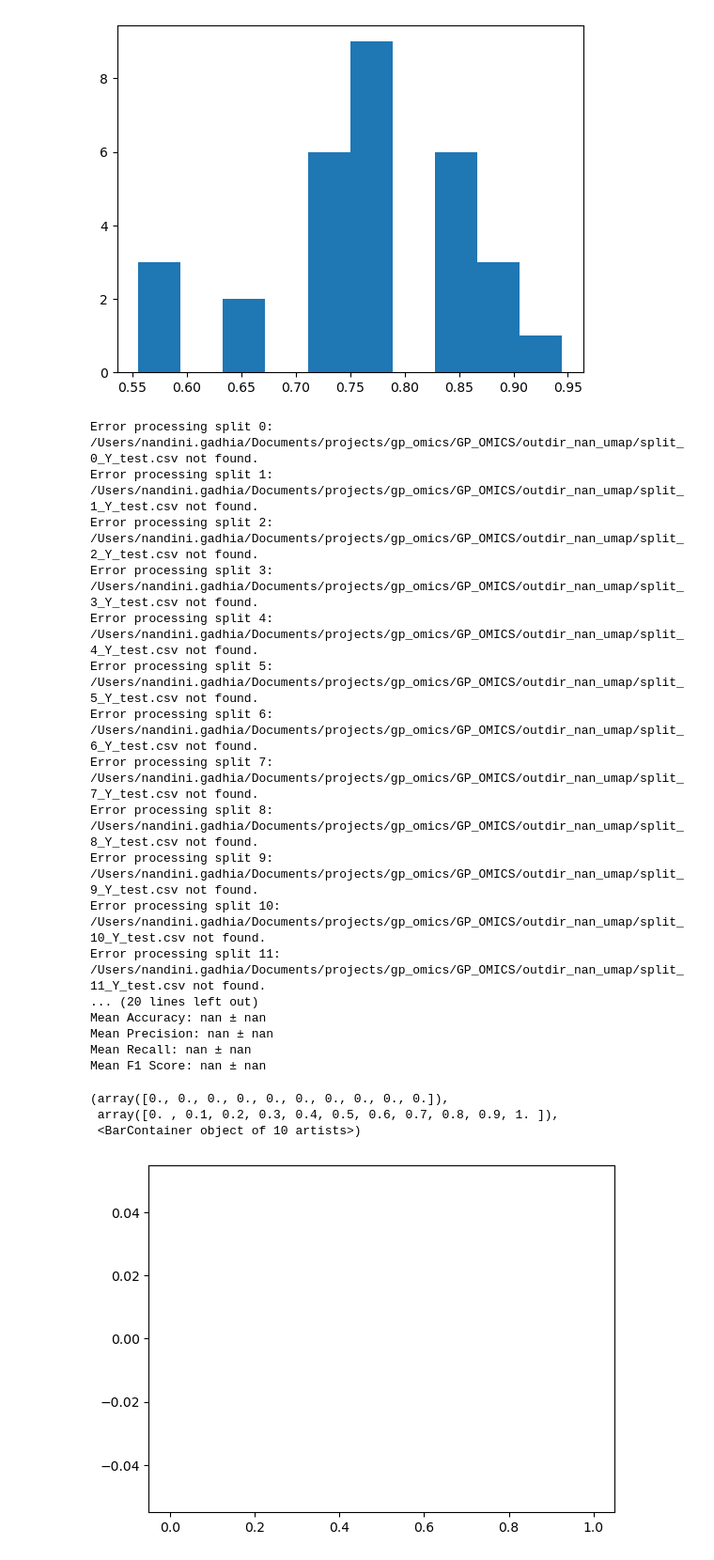
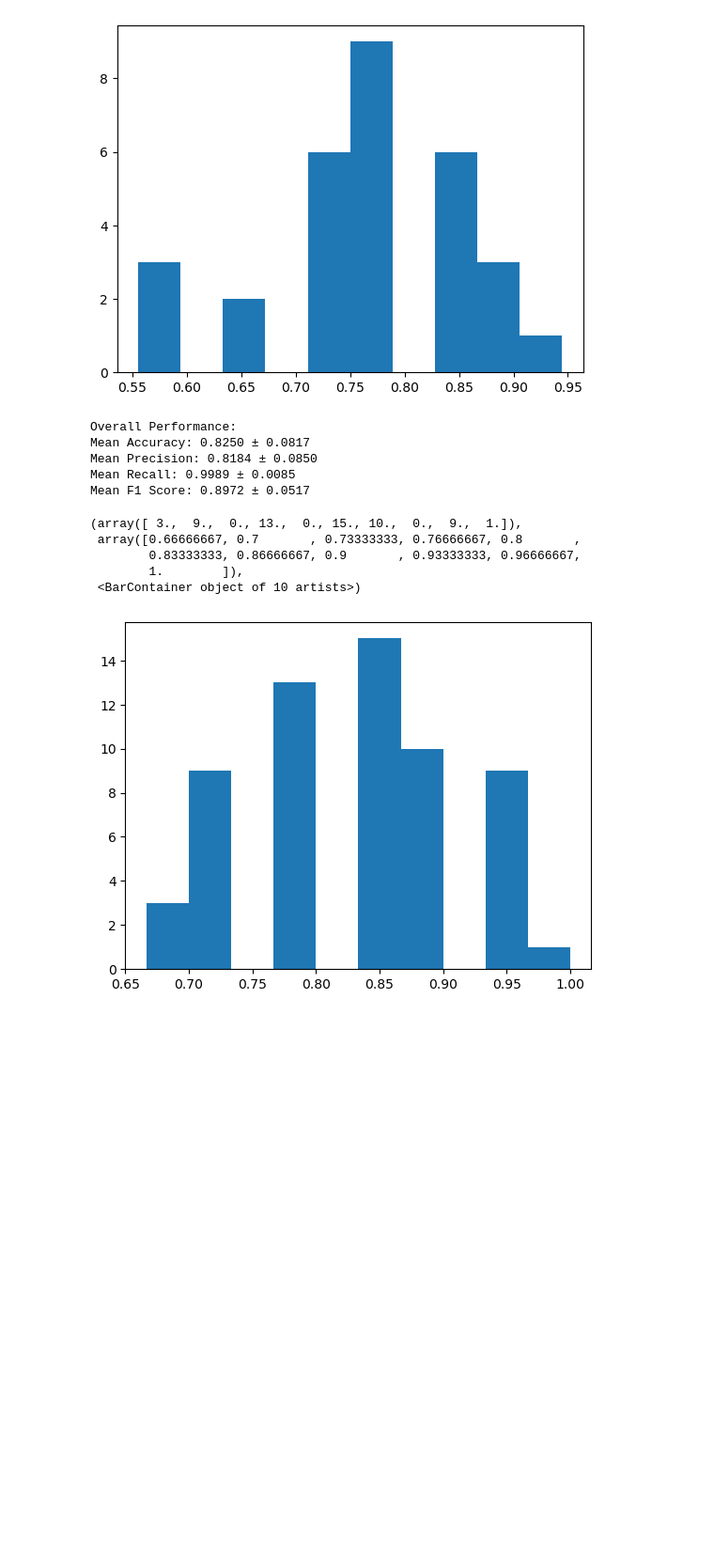
Before and after one commit to nagadhia/gp_omics, a Jupyter notebook: evaluate.ipynb, the cells around one changed output. Shown: that part at 94% size. Drawn from its saved outputs; the diff is of its cells as text; code cells hidden in the pictures; blank space fills up the shorter version.

```diff
--- a/evaluate.ipynb
+++ b/evaluate.ipynb
@@ -64,7 +64,7 @@ import pandas as pd
 from sklearn.metrics import accuracy_score, precision_score, recall_score, f1_score
 from tqdm import tqdm
 
-base_path = "/Users/nandini.gadhia/Documents/projects/gp_omics/GP_OMICS/outdir_nan_umap/split_"
+base_path = "/Users/nandini.gadhia/Documents/projects/gp_omics/GP_OMICS/outdir_nan_pca/split_"
 n_splits = 100
 
 accuracies = []
@@ -72,7 +72,7 @@ precisions = []
 recalls = []
 f1_scores = []
 
-for i in range(30):
+for i in range(60):
     try:
         # Load true labels
         y_test = np.loadtxt(base_path + f"{i}_Y_test.csv", delimiter=",")
@@ -81,50 +81,40 @@ for i in range(30):
         y_pred = np.loadtxt(base_path + f"{i}_Pred_Y_mean.csv", delimiter=",")
 
         # Compute metrics
         accuracy = accuracy_score(y_test, y_pred)
         precision = precision_score(y_test, y_pred, zero_division=0)
         recall = recall_score(y_test, y_pred, zero_division=0)
         f1 = f1_score(y_test, y_pred, zero_division=0)
 
         # Store results
         accuracies.append(accuracy)
         precisions.append(precision)
         recalls.append(recall)
         f1_scores.append(f1)
 
         #print(f"Split {i + 1}/{n_splits} - Accuracy: {accuracy:.4f}, Precision: {precision:.4f}, Recall: {recall:.4f}, F1 Score: {f1:.4f}")
 
     except Exception as e:
         print(f"Error processing split {i}: {e}")
 
 # Compute overall performance
 print("\nOverall Performance:")
 print(f"Mean Accuracy: {np.mean(accuracies):.4f} ± {np.std(accuracies):.4f}")
 print(f"Mean Precision: {np.mean(precisions):.4f} ± {np.std(precisions):.4f}")
 print(f"Mean Recall: {np.mean(recalls):.4f} ± {np.std(recalls):.4f}")
 print(f"Mean F1 Score: {np.mean(f1_scores):.4f} ± {np.std(f1_scores):.4f}")
 
 import matplotlib.pyplot as plt
 plt.hist(accuracies)
 # %% [output]
-Error processing split 0: /Users/nandini.gadhia/Documents/projects/gp_omics/GP_OMICS/outdir_nan_umap/split_0_Y_test.csv not found.
-Error processing split 1: /Users/nandini.gadhia/Documents/projects/gp_omics/GP_OMICS/outdir_nan_umap/split_1_Y_test.csv not found.
-Error processing split 2: /Users/nandini.gadhia/Documents/projects/gp_omics/GP_OMICS/outdir_nan_umap/split_2_Y_test.csv not found.
-Error processing split 3: /Users/nandini.gadhia/Documents/projects/gp_omics/GP_OMICS/outdir_nan_umap/split_3_Y_test.csv not found.
-Error processing split 4: /Users/nandini.gadhia/Documents/projects/gp_omics/GP_OMICS/outdir_nan_umap/split_4_Y_test.csv not found.
-Error processing split 5: /Users/nandini.gadhia/Documents/projects/gp_omics/GP_OMICS/outdir_nan_umap/split_5_Y_test.csv not found.
-Error processing split 6: /Users/nandini.gadhia/Documents/projects/gp_omics/GP_OMICS/outdir_nan_umap/split_6_Y_test.csv not found.
-Error processing split 7: /Users/nandini.gadhia/Documents/projects/gp_omics/GP_OMICS/outdir_nan_umap/split_7_Y_test.csv not found.
-Error processing split 8: /Users/nandini.gadhia/Documents/projects/gp_omics/GP_OMICS/outdir_nan_umap/split_8_Y_test.csv not found.
-Error processing split 9: /Users/nandini.gadhia/Documents/projects/gp_omics/GP_OMICS/outdir_nan_umap/split_9_Y_test.csv not found.
-Error processing split 10: /Users/nandini.gadhia/Documents/projects/gp_omics/GP_OMICS/outdir_nan_umap/split_10_Y_test.csv not found.
-Error processing split 11: /Users/nandini.gadhia/Documents/projects/gp_omics/GP_OMICS/outdir_nan_umap/split_11_Y_test.csv not found.
-... (20 lines left out)
-Mean Accuracy: nan ± nan
-Mean Precision: nan ± nan
-Mean Recall: nan ± nan
-Mean F1 Score: nan ± nan
+Overall Performance:
+Mean Accuracy: 0.8250 ± 0.0817
+Mean Precision: 0.8184 ± 0.0850
+Mean Recall: 0.9989 ± 0.0085
+Mean F1 Score: 0.8972 ± 0.0517
-(array([0., 0., 0., 0., 0., 0., 0., 0., 0., 0.]),
- array([0. , 0.1, 0.2, 0.3, 0.4, 0.5, 0.6, 0.7, 0.8, 0.9, 1. ]),
+(array([ 3.,  9.,  0., 13.,  0., 15., 10.,  0.,  9.,  1.]),
+ array([0.66666667, 0.7       , 0.73333333, 0.76666667, 0.8       ,
+        0.83333333, 0.86666667, 0.9       , 0.93333333, 0.96666667,
+        1.        ]),
  <BarContainer object of 10 artists>)
-[figure, old version]
+[figure, new version]
```
Also changed, not shown: parts of 2 cells of this notebook, 5 other files.
